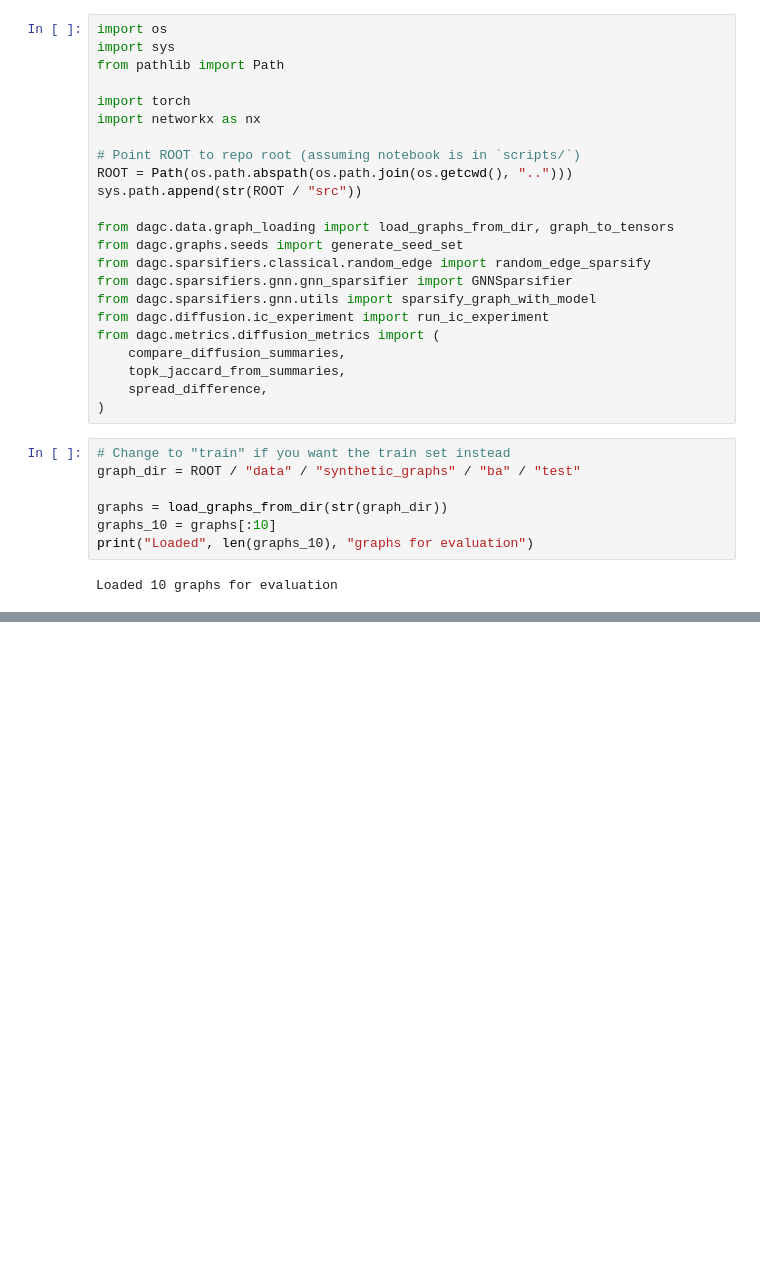
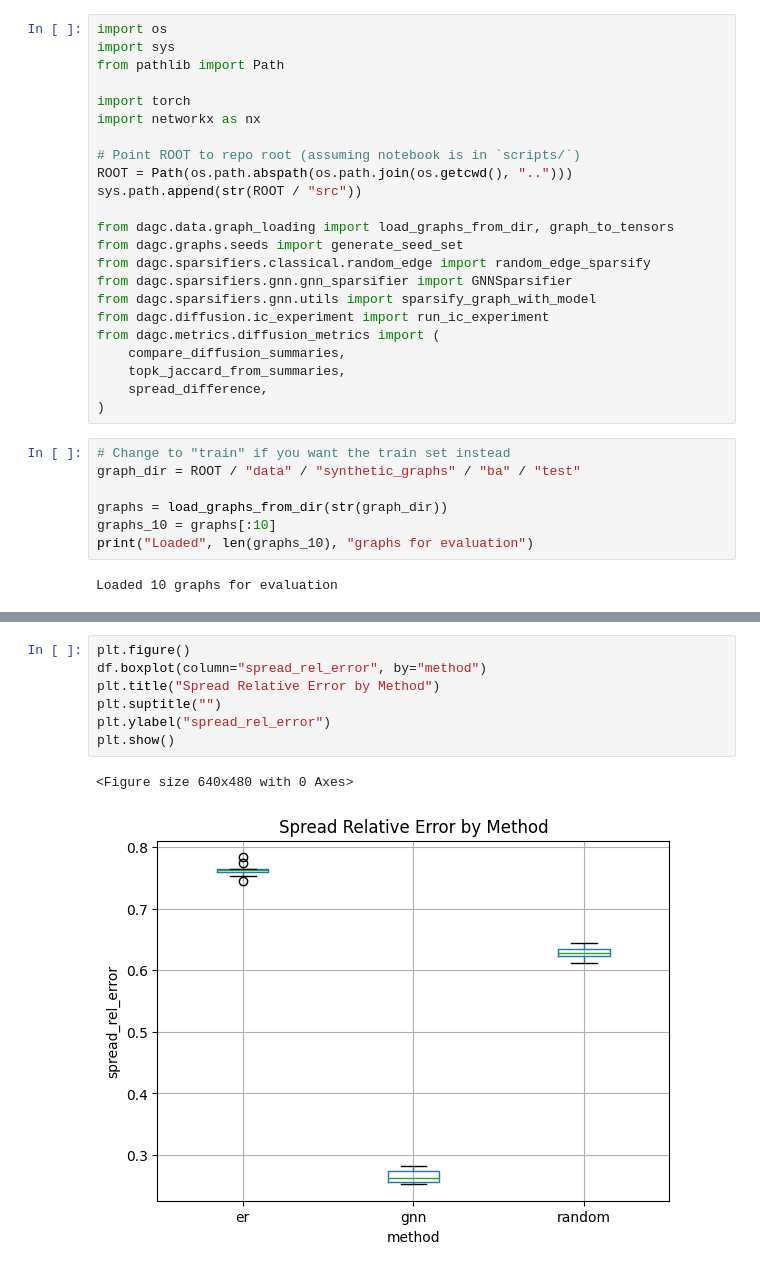
Before and after one commit to Nicky-2000/diffusion-aware-graph-compression, a Jupyter notebook: scripts/test_gnn_sparsifier.ipynb, the cells around one changed output, grey strips where cells are left out. Cells and saved outputs as stored; diff of their text form; blank space fills up the shorter version.

```diff
--- a/scripts/test_gnn_sparsifier.ipynb
+++ b/scripts/test_gnn_sparsifier.ipynb
@@ -253,0 +342,10 @@ Random sparsifier vs original:
+# %%
+plt.figure()
+df.boxplot(column="spread_rel_error", by="method")
+plt.title("Spread Relative Error by Method")
+plt.suptitle("")
+plt.ylabel("spread_rel_error")
+plt.show()
+# %% [output]
+<Figure size 640x480 with 0 Axes>
+[figure, added]
```
Also changed, not shown: parts of 6 cells of this notebook, 1 other file.
